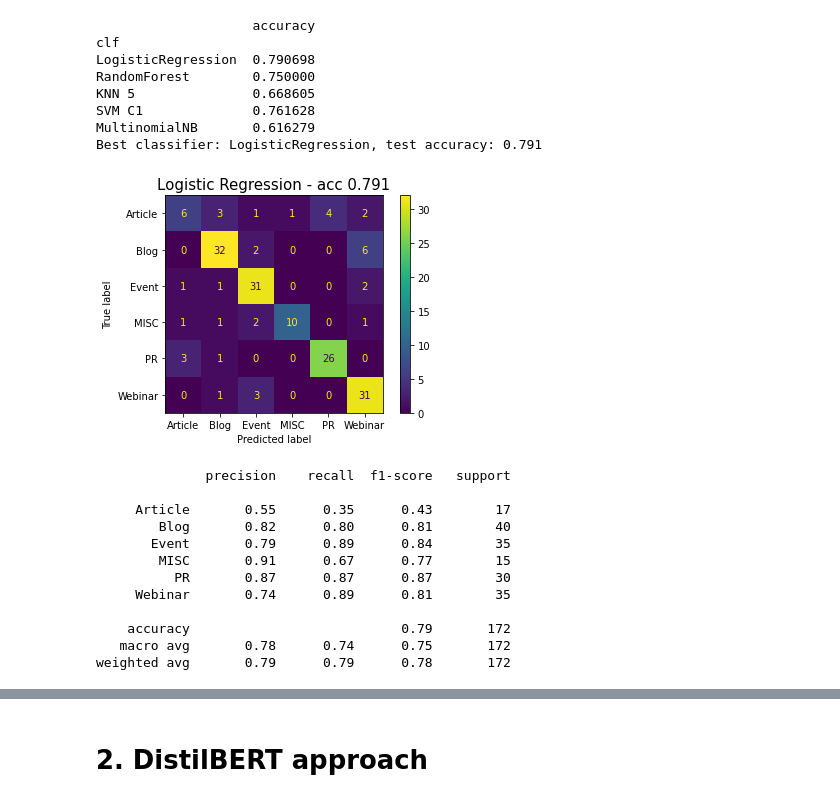
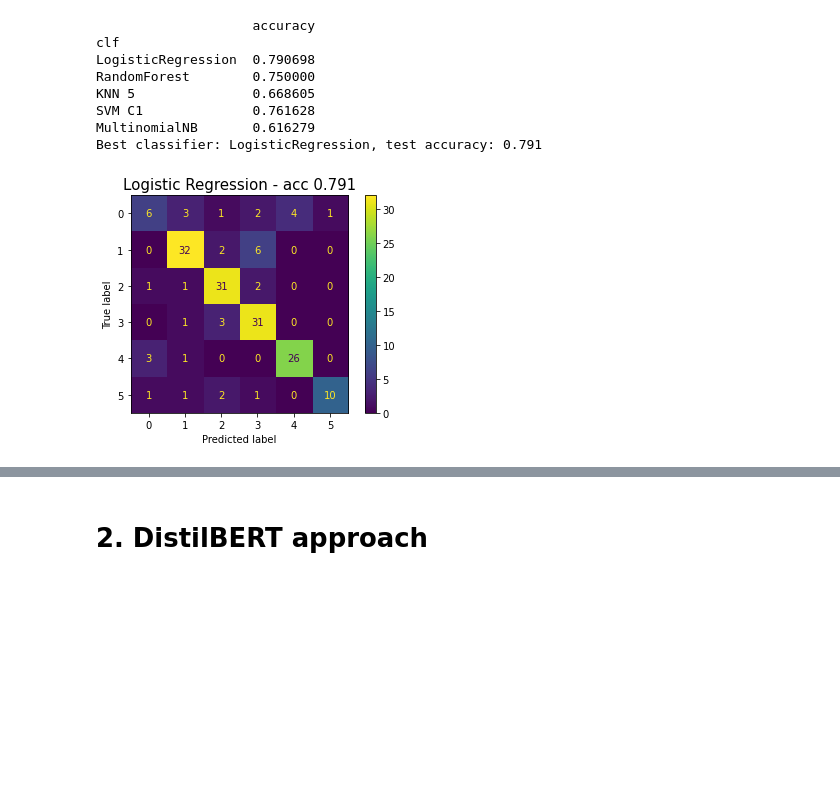
Before and after one commit to hmatzner/text-classification, a Jupyter notebook: url_classification.ipynb, the cells around one changed output, grey strips where cells are left out. Drawn from its saved outputs; the diff is of its cells as text; code cells hidden in the pictures; blank space fills up the shorter version.

```diff
--- a/url_classification.ipynb
+++ b/url_classification.ipynb
@@ -1396,31 +1399,24 @@ Best classifier: LogisticRegression, test accuracy: 0.791
 # %%
 # Chosen model
 
 clf = fit_model(LogisticRegression(max_iter=3000,
                                    class_weight='balanced',
                                    ),
                 X_train_tr,
                 y_train,
                 )
 
 y_pred = predict(clf, X_test_tr)
 y_probs = clf.predict_proba(X_test_tr)
+accuracy = clf.score(X_test_tr, y_test)
 
-print_confusion_matrix('Logistic Regression', y_test, y_pred, with_report=True)
+ConfusionMatrixDisplay.from_predictions(y_test, y_pred)
+plt.title(f'Logistic Regression - acc {accuracy:.3f}', size=15)
+plt.show()
+
+# print_confusion_matrix('Logistic Regression', y_test, y_pred, with_report=True)
 # %% [output]
-[figure, old version]
+[figure, new version]
-              precision    recall  f1-score   support
-
-     Article       0.55      0.35      0.43        17
-        Blog       0.82      0.80      0.81        40
-       Event       0.79      0.89      0.84        35
-        MISC       0.91      0.67      0.77        15
-          PR       0.87      0.87      0.87        30
-     Webinar       0.74      0.89      0.81        35
-
-    accuracy                           0.79       172
-   macro avg       0.78      0.74      0.75       172
-weighted avg       0.79      0.79      0.78       172
 # %%
 pickle.dump(clf, open(f'{MODELS_FOLDER}bow_lr_clf', 'wb'))
 # %%
```
Also changed, not shown: parts of 9 cells of this notebook.
